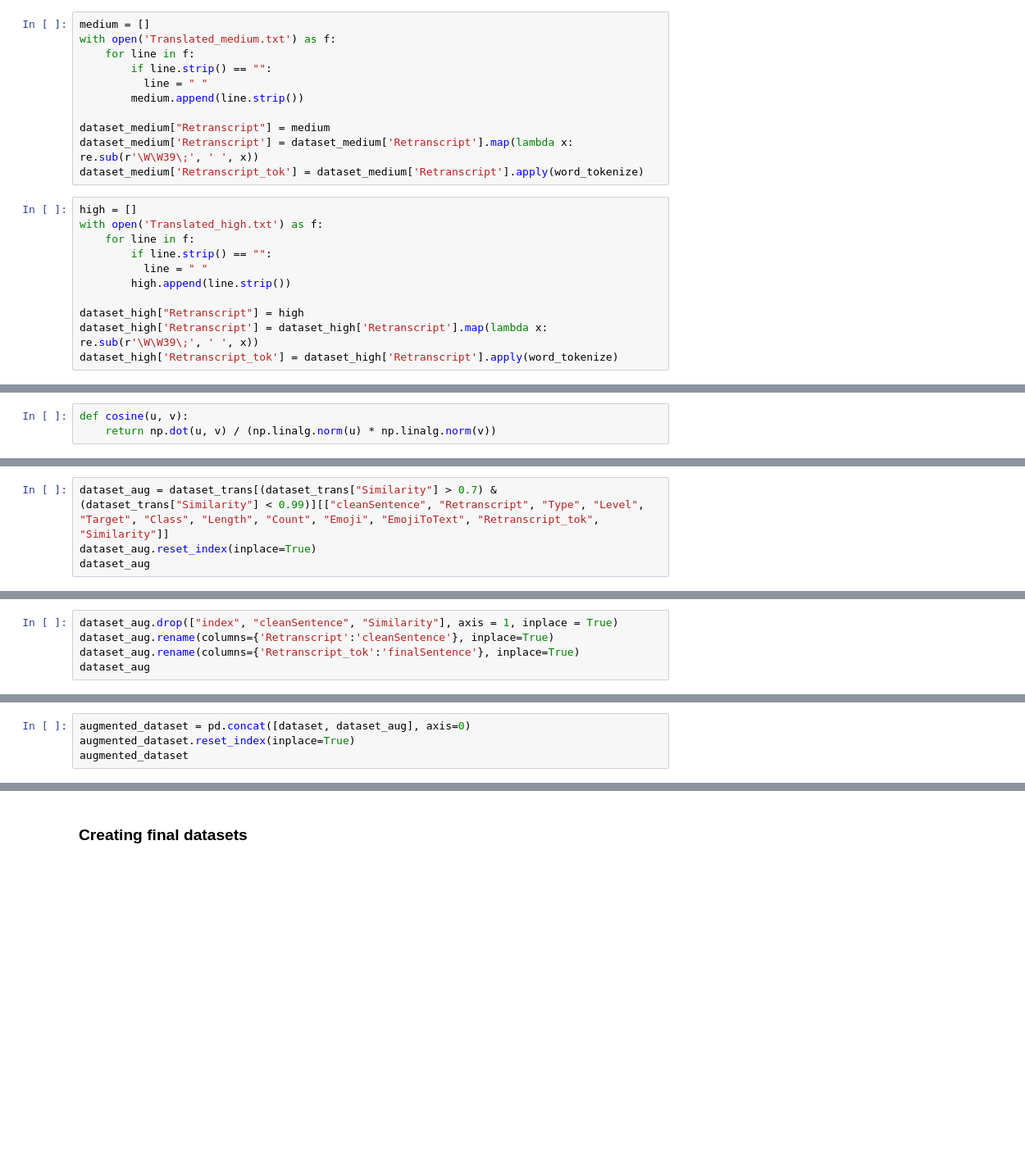
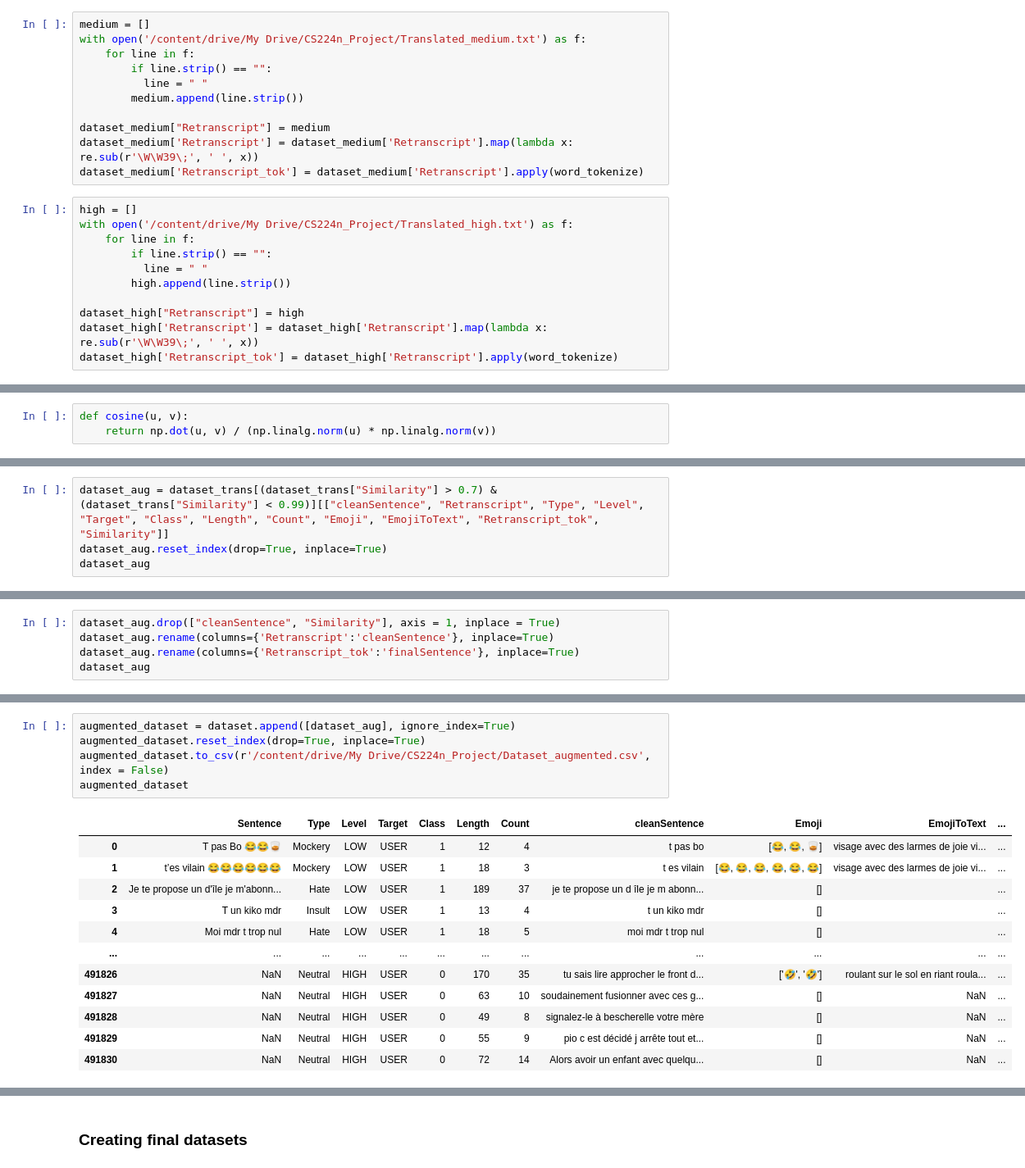
Before and after one commit to d-roland/toxicityDetection, a Jupyter notebook: CS224n_Toxicity_Detection.ipynb, the cells around one changed output, grey strips where cells are left out. Shown at 82% size. Drawn from its saved outputs; the diff is of its cells as text; blank space fills up the shorter version.

```diff
--- a/CS224n_Toxicity_Detection.ipynb
+++ b/CS224n_Toxicity_Detection.ipynb
@@ -793,7 +796,7 @@ dataset_low.head(10)
 | 9 | 9 | @VittoreMorgane @crdsar et ? il e... | Insult | LOW | USER | 1 | 226 | 42 | et il est au dessus des lois je f... | [] | ... |
 # %%
 medium = []
-with open('Translated_medium.txt') as f:
+with open('/content/drive/My Drive/CS224n_Project/Translated_medium.txt') as f:
     for line in f:
         if line.strip() == "":
           line = " "
@@ -804,7 +807,7 @@ dataset_medium['Retranscript'] = dataset_medium['Retranscript'].map(lambda x: re
 dataset_medium['Retranscript_tok'] = dataset_medium['Retranscript'].apply(word_tokenize)
 # %%
 high = []
-with open('Translated_high.txt') as f:
+with open('/content/drive/My Drive/CS224n_Project/Translated_high.txt') as f:
     for line in f:
         if line.strip() == "":
           line = " "
@@ -859,4 +911,4 @@ dataset_trans.sort_values(by="Similarity", ascending = False)[:20]
 # %%
 dataset_aug = dataset_trans[(dataset_trans["Similarity"] > 0.7) & (dataset_trans["Similarity"] < 0.99)][["cleanSentence", "Retranscript", "Type", "Level", "Target", "Class", "Length", "Count", "Emoji", "EmojiToText", "Retranscript_tok", "Similarity"]]
-dataset_aug.reset_index(inplace=True)
+dataset_aug.reset_index(drop=True, inplace=True)
 dataset_aug
@@ -868,5 +952,5 @@ dataset_aug.to_csv(r'/content/drive/My Drive/CS224n_Project/Dataset_augmented.cs
 # %%
-dataset_aug.drop(["index", "cleanSentence", "Similarity"], axis = 1, inplace = True)
+dataset_aug.drop(["cleanSentence", "Similarity"], axis = 1, inplace = True)
 dataset_aug.rename(columns={'Retranscript':'cleanSentence'}, inplace=True)
 dataset_aug.rename(columns={'Retranscript_tok':'finalSentence'}, inplace=True)
 dataset_aug
@@ -873,4 +971,18 @@ dataset_aug
-# %%
-augmented_dataset = pd.concat([dataset, dataset_aug], axis=0)
-augmented_dataset.reset_index(inplace=True)
-augmented_dataset
+# %%
+augmented_dataset = dataset.append([dataset_aug], ignore_index=True)
+augmented_dataset.reset_index(drop=True, inplace=True)
+augmented_dataset.to_csv(r'/content/drive/My Drive/CS224n_Project/Dataset_augmented.csv', index = False)
+augmented_dataset
+# %% [output]
+|  | Sentence | Type | Level | Target | Class | Length | Count | cleanSentence | Emoji | EmojiToText | ... |
+| 0 | T pas Bo 😂😂🥃 | Mockery | LOW | USER | 1 | 12 | 4 | t pas bo | [😂, 😂, 🥃] | visage avec des larmes de joie vi... | ... |
+| 1 | t’es vilain 😂😂😂😂😂😂 | Mockery | LOW | USER | 1 | 18 | 3 | t es vilain | [😂, 😂, 😂, 😂, 😂, 😂] | visage avec des larmes de joie vi... | ... |
+| 2 | Je te propose un d'île je m'abonn... | Hate | LOW | USER | 1 | 189 | 37 | je te propose un d île je m abonn... | [] |  | ... |
+| 3 | T un kiko mdr | Insult | LOW | USER | 1 | 13 | 4 | t un kiko mdr | [] |  | ... |
+| 4 | Moi mdr t trop nul | Hate | LOW | USER | 1 | 18 | 5 | moi mdr t trop nul | [] |  | ... |
+| ... | ... | ... | ... | ... | ... | ... | ... | ... | ... | ... | ... |
+| 491826 | NaN | Neutral | HIGH | USER | 0 | 170 | 35 | tu sais lire approcher le front d... | ['🤣', '🤣'] | roulant sur le sol en riant roula... | ... |
+| 491827 | NaN | Neutral | HIGH | USER | 0 | 63 | 10 | soudainement fusionner avec ces g... | [] | NaN | ... |
+| 491828 | NaN | Neutral | HIGH | USER | 0 | 49 | 8 | signalez-le à bescherelle votre mère | [] | NaN | ... |
+| 491829 | NaN | Neutral | HIGH | USER | 0 | 55 | 9 | pio c est décidé j arrête tout et... | [] | NaN | ... |
+| 491830 | NaN | Neutral | HIGH | USER | 0 | 72 | 14 | Alors avoir un enfant avec quelqu... | [] | NaN | ... |
```
Also changed, not shown: parts of 39 cells of this notebook.
